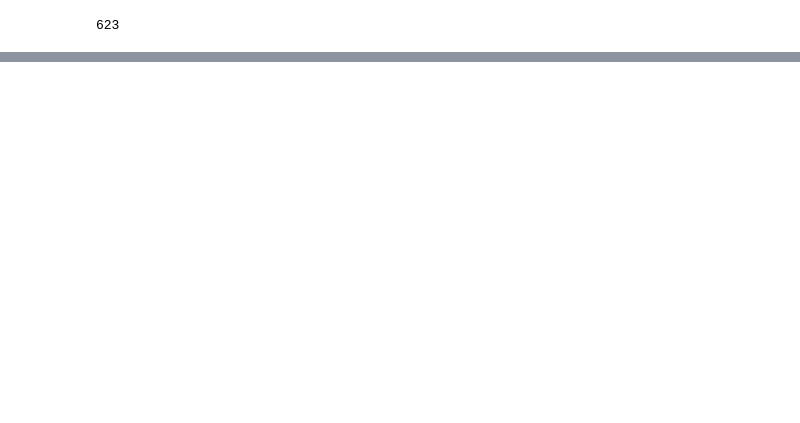
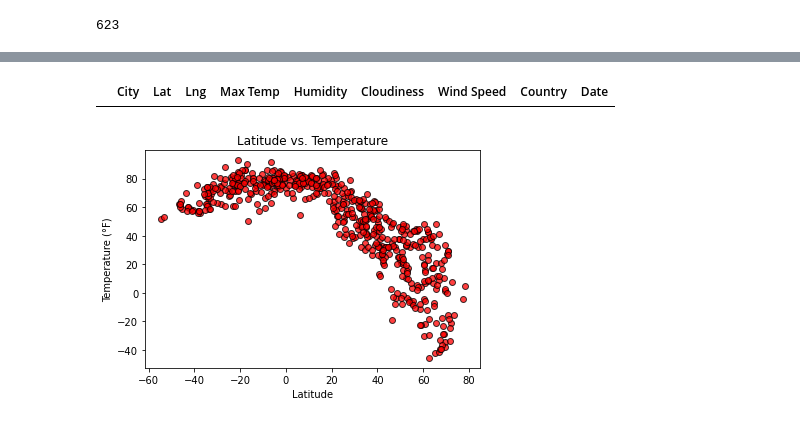
Before and after one commit to LongPatrol/python-api-challenge, a Jupyter notebook: WeatherPy/WeatherPy.ipynb, the cells around one changed output, grey strips where cells are left out. Saved outputs shown, nothing was run; the diff lists cells and outputs as text; code cells hidden in the pictures; blank space fills up the shorter version.

Commit message:
Graph of Temp vs. Latitude complete.

```diff
--- a/WeatherPy/WeatherPy.ipynb
+++ b/WeatherPy/WeatherPy.ipynb
@@ -132,3 +136,7 @@ with open("output_data/cities.csv", 'w', encoding='utf-8') as file:
     writer = csv.writer(file, delimiter=',', lineterminator = '\n')
     writer.writerow(city_dict.keys())
     writer.writerows(zd)
+# %%
+#Dataframe of our city data
+city_df = pd.read_csv("output_data/cities.csv")
+city_df.head()
@@ -134,0 +150,6 @@ with open("output_data/cities.csv", 'w', encoding='utf-8') as file:
+# %%
+#making sure there's no cities where the humidity is over 100
+error_df = city_df[city_df["Humidity"] > 100]
+error_df
+# %% [output]
+|  | City | Lat | Lng | Max Temp | Humidity | Cloudiness | Wind Speed | Country | Date |
@@ -134,0 +158,8 @@ with open("output_data/cities.csv", 'w', encoding='utf-8') as file:
+# %%
+plt.scatter(city_df["Lat"], city_df["Max Temp"], marker="o", facecolors="red", edgecolors="black", alpha=0.75)
+plt.ylabel('Temperature (°F)')
+plt.xlabel('Latitude')
+plt.title("Latitude vs. Temperature")
+plt.show()
+# %% [output]
+[figure, added]
```
Also changed, not shown: parts of 4 cells of this notebook.
